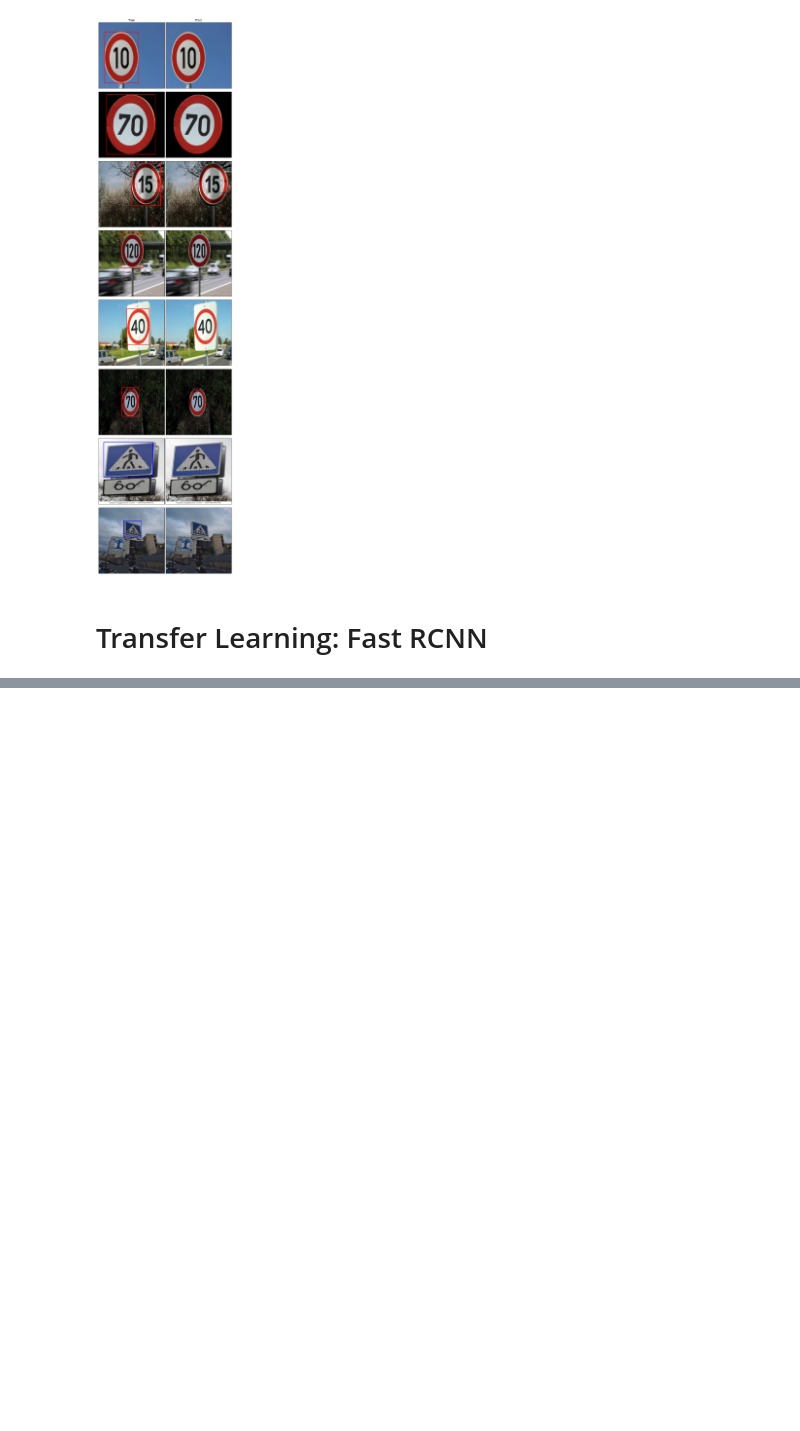
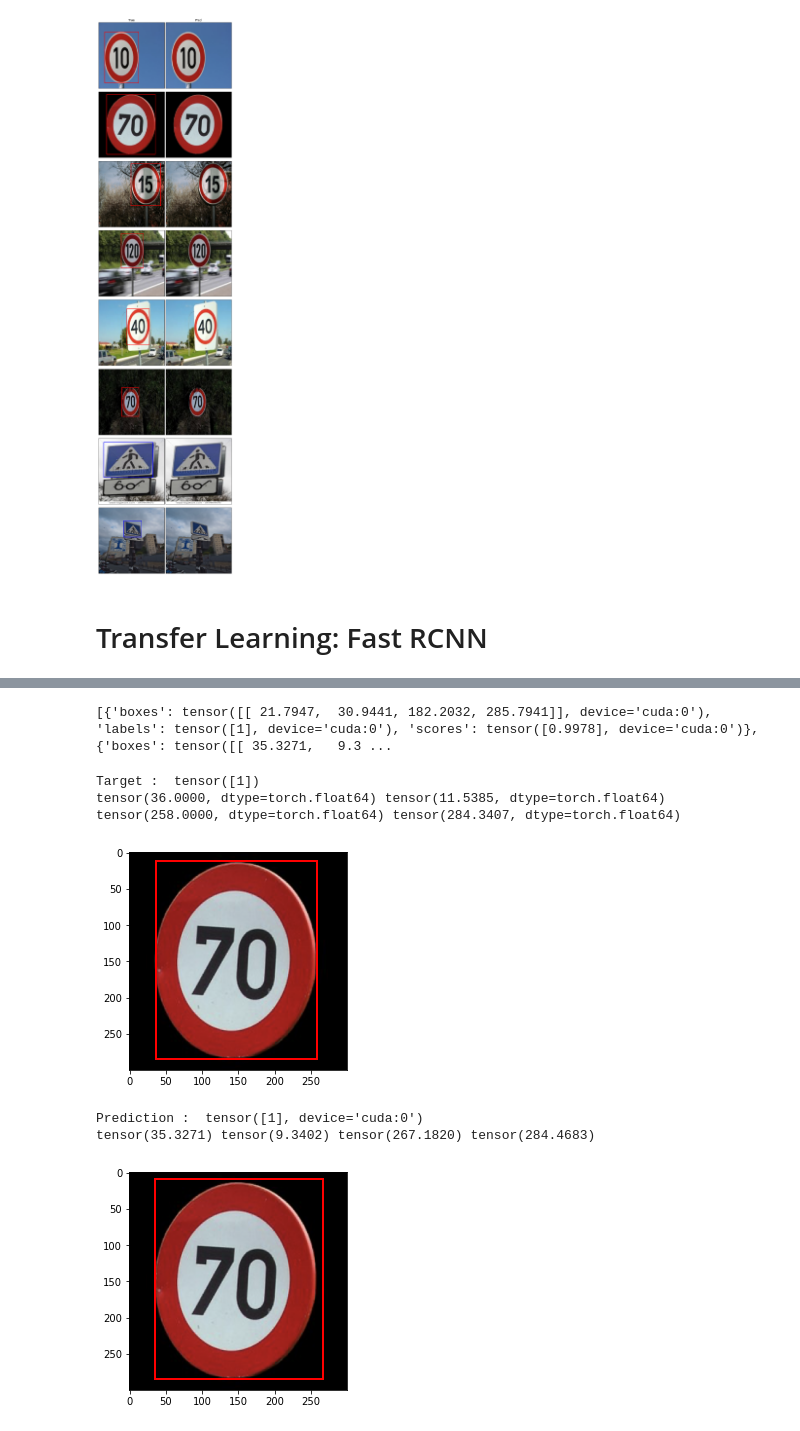
Before and after one commit to hungryPanko/MultipleObjectDetection, a Jupyter notebook: test.ipynb, the cells around one changed output, grey strips where cells are left out. Saved outputs shown, nothing was run; the diff lists cells and outputs as text; code cells hidden in the pictures; blank space fills up the shorter version.

```diff
--- a/test.ipynb
+++ b/test.ipynb
@@ -452,0 +541,4 @@ plt.show()
+# %%
+num_epochs = 10 # TO DO
+params = [p for p in model.parameters() if p.requires_grad]
+optimizer = torch.optim.SGD(params, lr=0.007, momentum=0.9, weight_decay=0.0005)
@@ -452,0 +574,47 @@ plt.show()
+# %%
+#torch.save(model.state_dict(),f'model_{num_epochs}.pt')
+model.load_state_dict(torch.load(f'model_{num_epochs}.pt'))
+# %%
+with torch.no_grad():
+    # batch size of the test set = 2
+    for imgs, annotations in test_data_loader:
+        imgs = list(img.to(device) for img in imgs)
+        pred = make_prediction(model, imgs, 0.5)
+        print(pred)
+        break
+# %% [output]
+[{'boxes': tensor([[ 21.7947,  30.9441, 182.2032, 285.7941]], device='cuda:0'), 'labels': tensor([1], device='cuda:0'), 'scores': tensor([0.9978], device='cuda:0')}, {'boxes': tensor([[ 35.3271,   9.3 ...
+# %%
+def plot_image_from_output(img, annotation):
+    img = img.cpu().permute(1,2,0)
+    fig,ax = plt.subplots(1)
+    ax.imshow(img)
+
+    for idx in range(len(annotation["boxes"])):
+        xmin, ymin, xmax, ymax = annotation["boxes"][idx].cpu()
+        print(xmin, ymin, xmax, ymax)
+        if annotation['labels'][idx] == 1 :
+            rect = patches.Rectangle((xmin,ymin),(xmax-xmin),(ymax-ymin),linewidth=2,edgecolor='r',facecolor='none')
+        elif annotation['labels'][idx] == 2 :
+            rect = patches.Rectangle((xmin,ymin),(xmax-xmin),(ymax-ymin),linewidth=2,edgecolor='g',facecolor='none')
+        elif annotation['labels'][idx] == 3 :
+            rect = patches.Rectangle((xmin,ymin),(xmax-xmin),(ymax-ymin),linewidth=2,edgecolor='b',facecolor='none')
+        elif annotation['labels'][idx] == 4 :
+            rect = patches.Rectangle((xmin,ymin),(xmax-xmin),(ymax-ymin),linewidth=2,edgecolor='yellow',facecolor='none')
+        else:
+            rect = patches.Rectangle((xmin,ymin),(xmax-xmin),(ymax-ymin),linewidth=2,edgecolor='orange',facecolor='none')
+        ax.add_patch(rect)
+    plt.show()
+# %%
+_idx = 1
+print("Target : ", annotations[_idx]['labels'])
+plot_image_from_output(imgs[_idx], annotations[_idx])
+print("Prediction : ", pred[_idx]['labels'])
+plot_image_from_output(imgs[_idx], pred[_idx])
+# %% [output]
+Target :  tensor([1])
+tensor(36.0000, dtype=torch.float64) tensor(11.5385, dtype=torch.float64) tensor(258.0000, dtype=torch.float64) tensor(284.3407, dtype=torch.float64)
+[figure, added]
+Prediction :  tensor([1], device='cuda:0')
+tensor(35.3271) tensor(9.3402) tensor(267.1820) tensor(284.4683)
+[figure, added]
```
Also changed, not shown: parts of 7 cells of this notebook.
